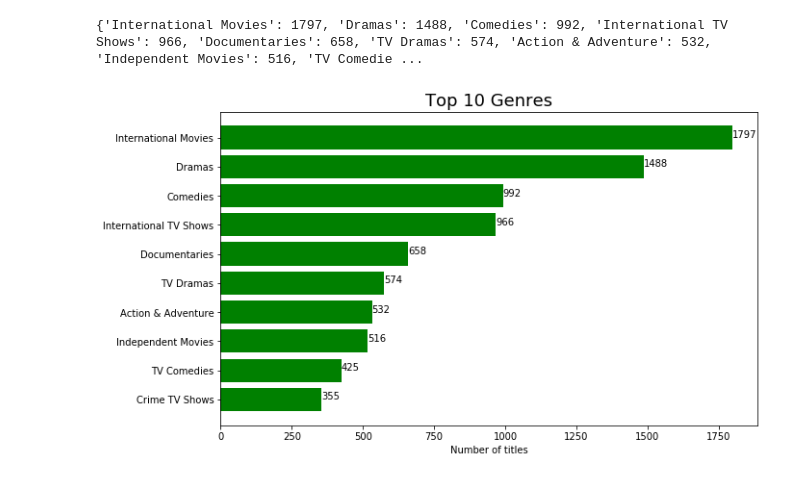
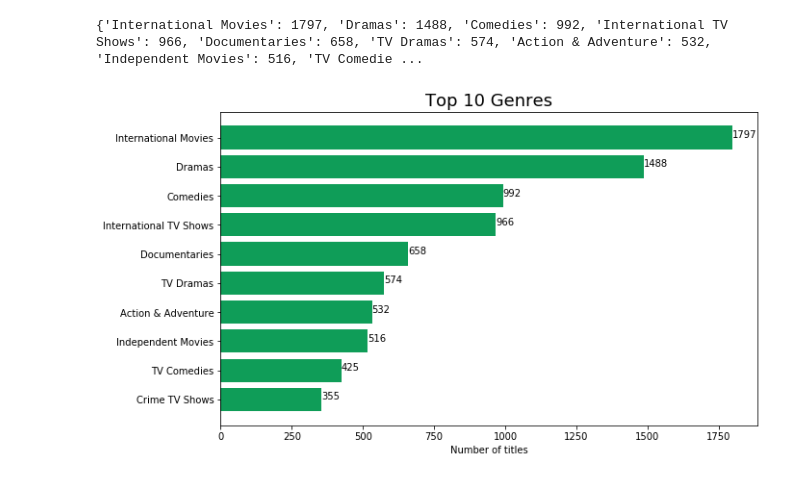
Before and after one commit to iamramkakkar/Netflix, a Jupyter notebook: netflix-shows.ipynb, the cells around one changed output. Saved outputs shown, nothing was run; the diff lists cells and outputs as text; code cells hidden in the pictures.

Commit message:
Update netflix-shows.ipynb
Adde blog link and Changed the color of graphs

```diff
--- a/netflix-shows.ipynb
+++ b/netflix-shows.ipynb
@@ -352,11 +352,11 @@ print(dict_listed_in)
 {'International Movies': 1797, 'Dramas': 1488, 'Comedies': 992, 'International TV Shows': 966, 'Documentaries': 658, 'TV Dramas': 574, 'Action & Adventure': 532, 'Independent Movies': 516, 'TV Comedie ...
 # %%
 plt.figure(figsize=(10,6))
-plt.barh(list(dict_listed_in.keys())[:10][::-1],list(dict_listed_in.values())[:10][::-1],color='g')
+plt.barh(list(dict_listed_in.keys())[:10][::-1],list(dict_listed_in.values())[:10][::-1],color='#0F9D58')
 for i,j in zip(list(dict_listed_in.keys())[:10][::-1], list(dict_listed_in.values())[:10][::-1]):
     plt.text(j,i,str(j))
 plt.title('Top 10 Genres', fontdict={'fontsize': 18})
 plt.xlabel('Number of titles')
 plt.show()
 # %% [output]
-[figure, old version]
+[figure, new version]
```
Also changed, not shown: parts of 1 cell of this notebook.
